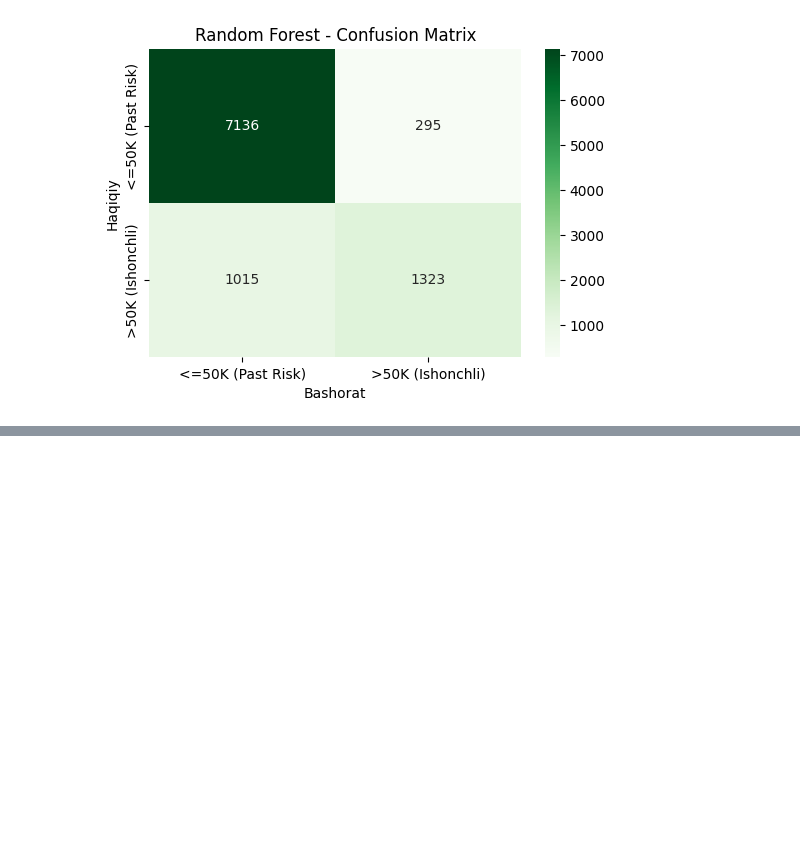
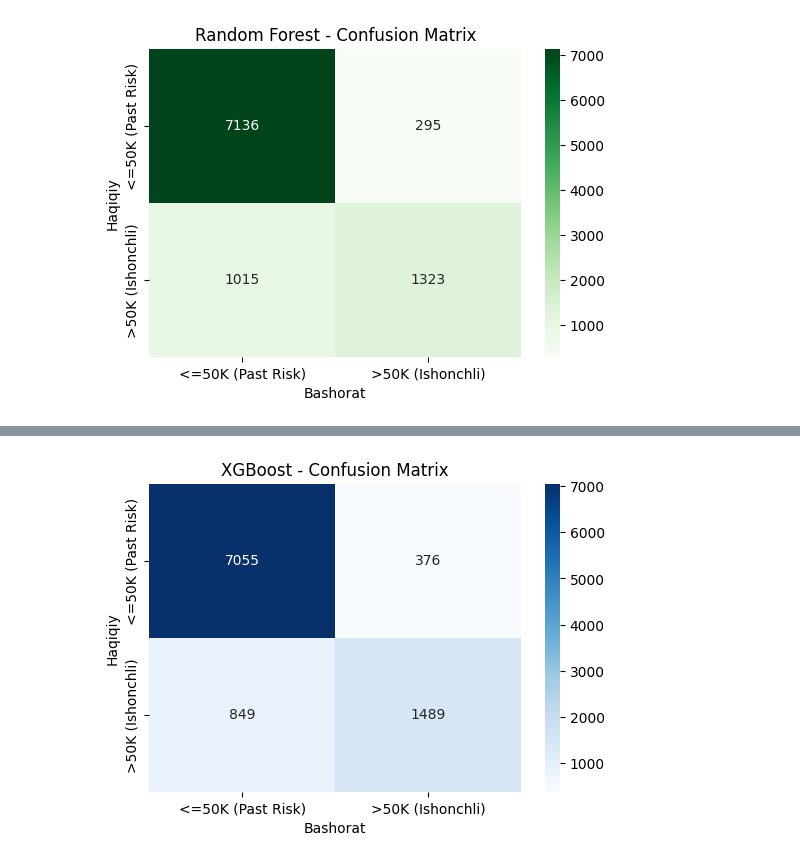
Before and after one commit to izzat-ai/learning-ai, a Jupyter notebook: projects/credit_scoring_project/credit_scoring.ipynb, the cells around one changed output, grey strips where cells are left out. Saved outputs shown, nothing was run; the diff lists cells and outputs as text; code cells hidden in the pictures; blank space fills up the shorter version.

```diff
--- a/projects/credit_scoring_project/credit_scoring.ipynb
+++ b/projects/credit_scoring_project/credit_scoring.ipynb
@@ -498,0 +502,20 @@ plt.show()
+# %%
+# xgboostni import qilish
+from xgboost import XGBClassifier
+
+# ushbu model uchun labelni 0 va 1 qilish kerak
+y_train_num = y_train.map({'<=50K': 0, '>50K': 1})
+y_test_num = y_test.map({'>50K': 1, '<=50K': 0})
+
+# model yaratish
+xgb_model = XGBClassifier(
+    random_state=42,
+    n_estimators=100,
+    learning_rate=0.1,
+    max_depth=5)
+
+# modelni o'qitish
+xgb_model.fit(X_train_prepared, y_train_num)
+
+# bashorat qilish
+y_pred_xgb = xgb_model.predict(X_test_prepared)
@@ -498,0 +537,13 @@ plt.show()
+# %%
+# grafik
+cm_xgb = confusion_matrix(y_test_num, y_pred_xgb)
+plt.figure(figsize=(6, 4))
+sns.heatmap(cm_xgb, annot=True, fmt='d', cmap='Blues',
+            xticklabels=['<=50K (Past Risk)', '>50K (Ishonchli)'],
+            yticklabels=['<=50K (Past Risk)', '>50K (Ishonchli)'])
+plt.xlabel('Bashorat')
+plt.ylabel('Haqiqiy')
+plt.title('XGBoost - Confusion Matrix')
+plt.show()
+# %% [output]
+[figure, added]
```
Also changed, not shown: parts of 5 cells of this notebook.
